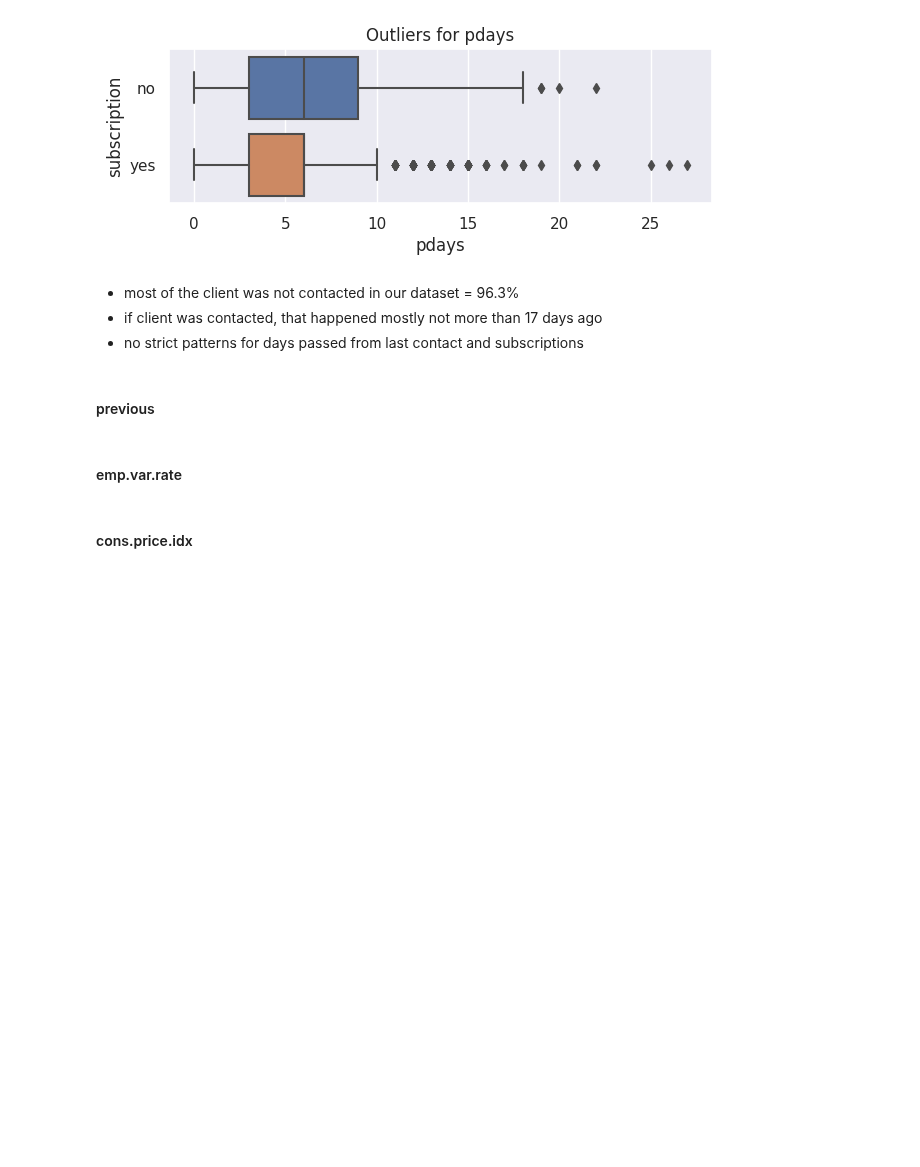
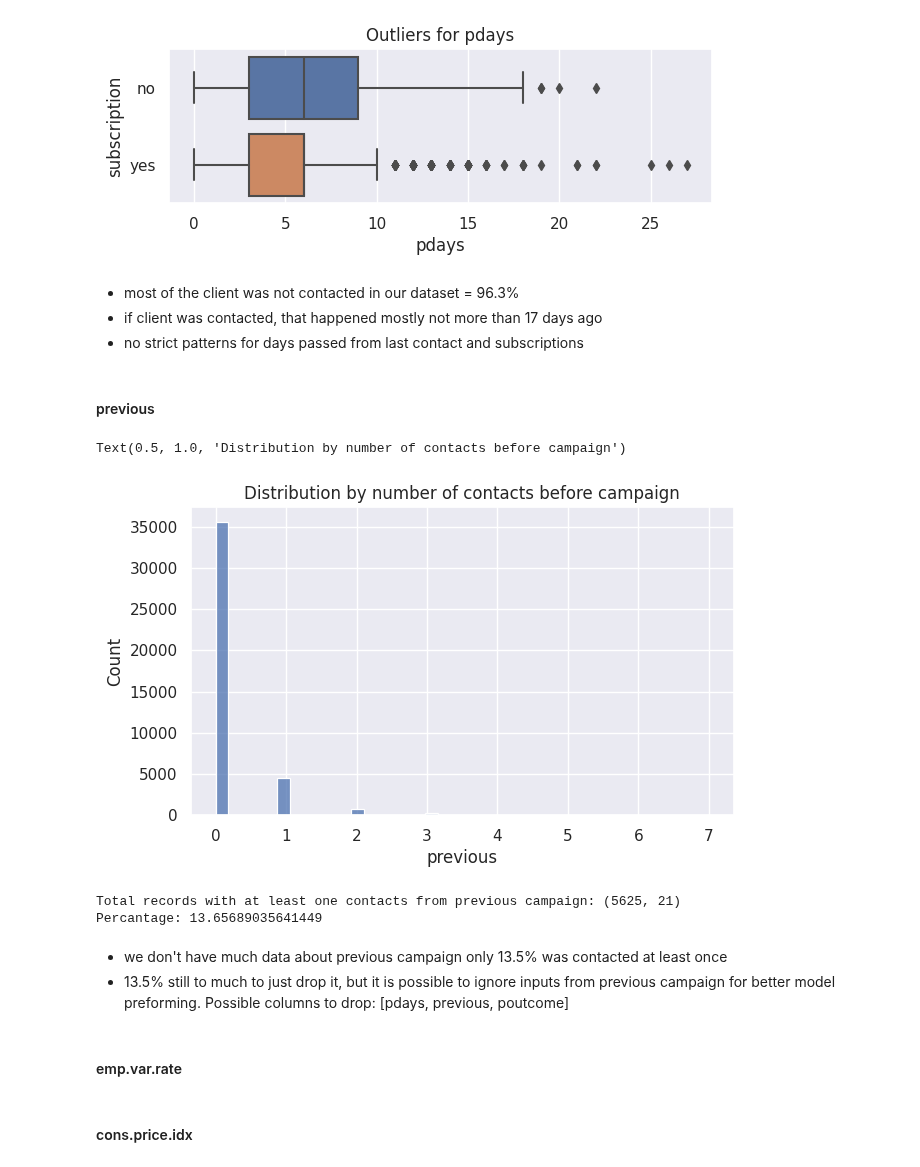
Before and after one commit to dmytrovelychko/rd_ds_python, a Jupyter notebook: cw.ipynb, the cells around one changed output. Drawn from its saved outputs; the diff is of its cells as text; code cells hidden in the pictures; blank space fills up the shorter version.

Commit message:
previous outcome

```diff
--- a/cw.ipynb
+++ b/cw.ipynb
@@ -330,6 +330,22 @@ Text(0, 0.5, 'subscription')
 - no strict patterns for days passed from last contact and subscriptions
 # %% [markdown]
 #### previous
+# %%
+plt.figure(figsize=(7,4))
+sns.histplot(df['previous'], bins=40)
+plt.title('Distribution by number of contacts before campaign')
+# %% [output]
+Text(0.5, 1.0, 'Distribution by number of contacts before campaign')
+[figure, added]
+# %%
+print(f"Total records with at least one contacts from previous campaign: {df[df['previous'] > 0].shape}")
+print(f"Percantage: {df[df['previous'] > 0].shape[0]/df.shape[0]*100}")
+# %% [output]
+Total records with at least one contacts from previous campaign: (5625, 21)
+Percantage: 13.65689035641449
+# %% [markdown]
+- we don't have much data about previous campaign only 13.5% was contacted at least once
+- 13.5% still to much to just drop it, but it is possible to ignore inputs from previous campaign for better model preforming. Possible columns to drop: [pdays, previous, poutcome]
 # %% [markdown]
 #### emp.var.rate
 # %% [markdown]
```
